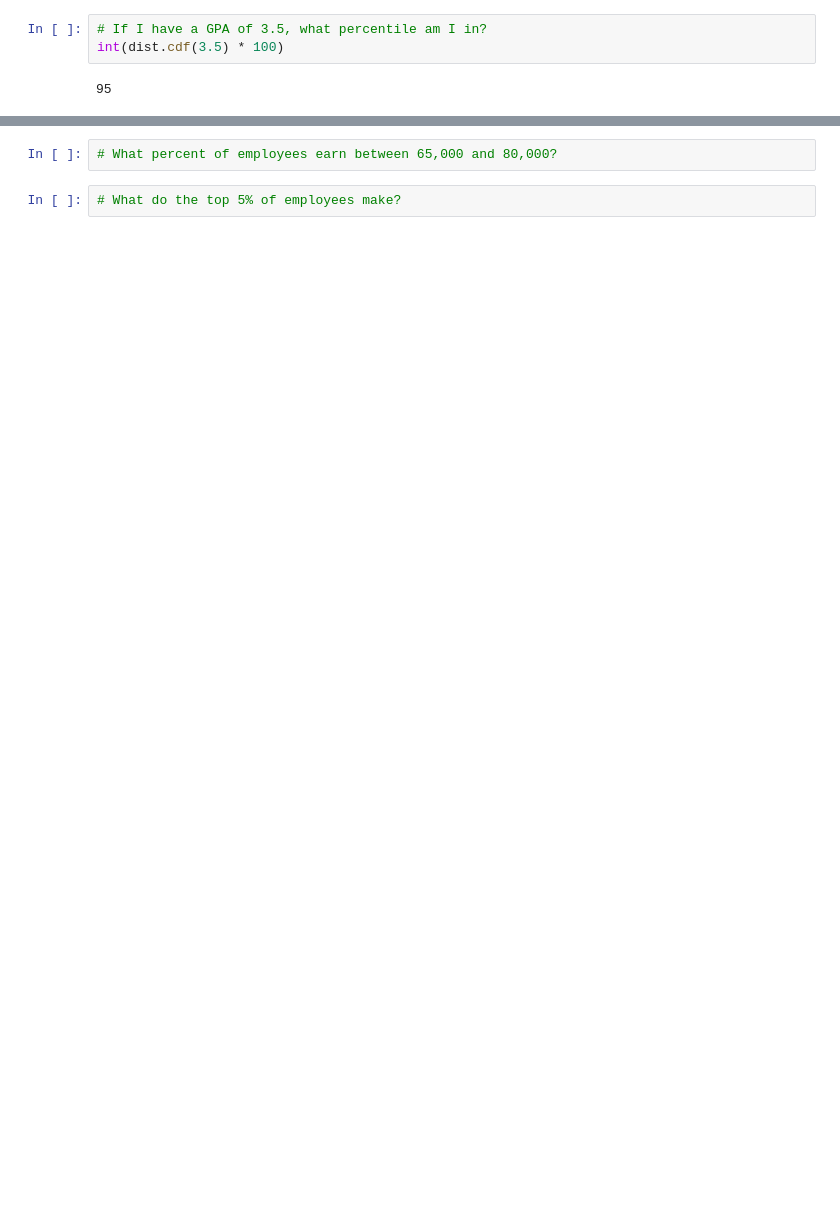
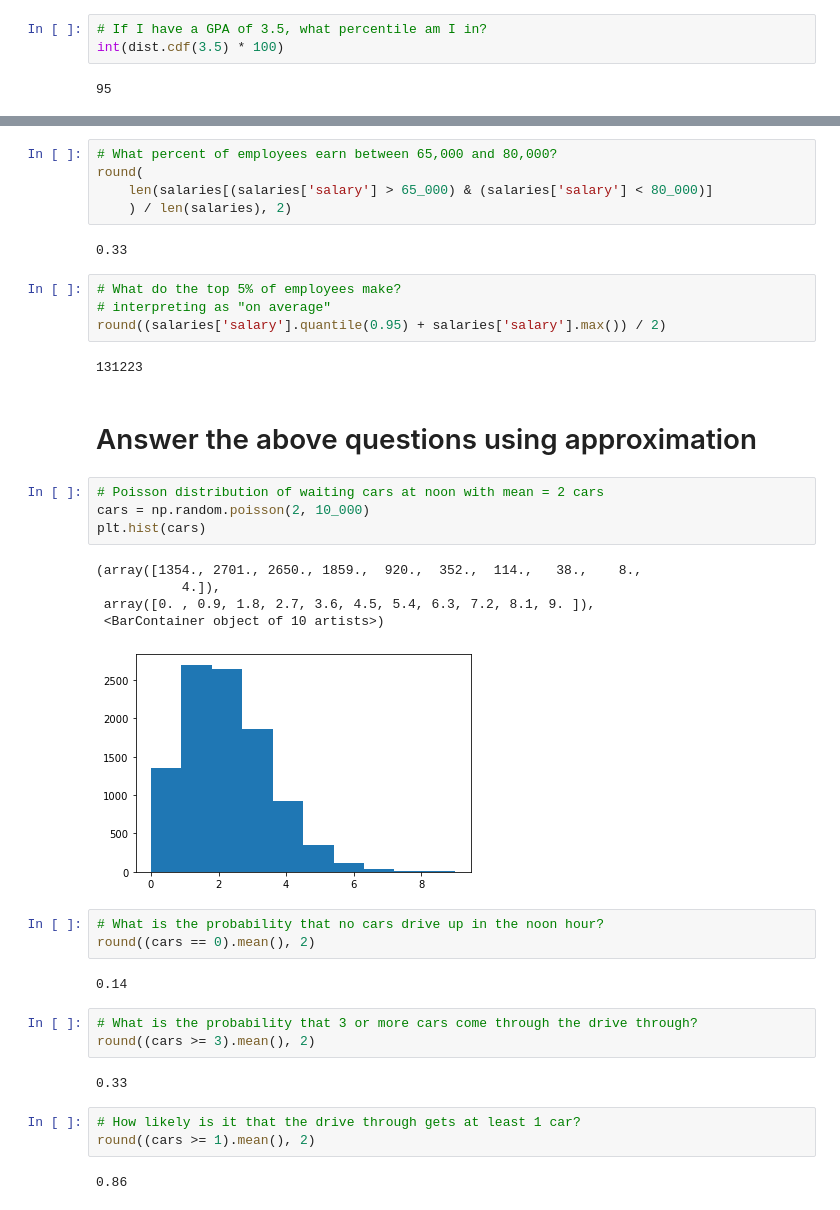
Before and after one commit to JacobPaxton/statistics-exercises, a Jupyter notebook: probability_distributions.ipynb, the cells around one changed output, grey strips where cells are left out. Cells and saved outputs as stored; diff of their text form; blank space fills up the shorter version.

Commit message:
add completed probability distributions exercises

```diff
--- a/probability_distributions.ipynb
+++ b/probability_distributions.ipynb
@@ -105,4 +175,40 @@ int(dist.cdf(3.5) * 100)
 # %%
 # What percent of employees earn between 65,000 and 80,000?
+round(
+    len(salaries[(salaries['salary'] > 65_000) & (salaries['salary'] < 80_000)]
+    ) / len(salaries), 2)
+# %% [output]
+0.33
 # %%
 # What do the top 5% of employees make?
+# interpreting as "on average"
+round((salaries['salary'].quantile(0.95) + salaries['salary'].max()) / 2)
+# %% [output]
+131223
+# %% [markdown]
+# Answer the above questions using approximation
+# %%
+# Poisson distribution of waiting cars at noon with mean = 2 cars
+cars = np.random.poisson(2, 10_000)
+plt.hist(cars)
+# %% [output]
+(array([1354., 2701., 2650., 1859.,  920.,  352.,  114.,   38.,    8.,
+           4.]),
+ array([0. , 0.9, 1.8, 2.7, 3.6, 4.5, 5.4, 6.3, 7.2, 8.1, 9. ]),
+ <BarContainer object of 10 artists>)
+[figure, added]
+# %%
+# What is the probability that no cars drive up in the noon hour?
+round((cars == 0).mean(), 2)
+# %% [output]
+0.14
+# %%
+# What is the probability that 3 or more cars come through the drive through?
+round((cars >= 3).mean(), 2)
+# %% [output]
+0.33
+# %%
+# How likely is it that the drive through gets at least 1 car?
+round((cars >= 1).mean(), 2)
+# %% [output]
+0.86
```
Also changed, not shown: parts of 44 cells of this notebook.
